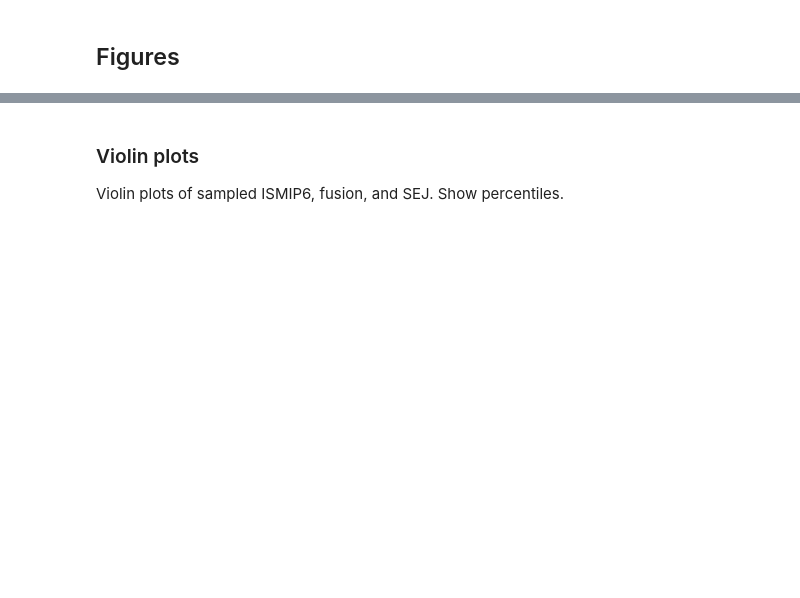
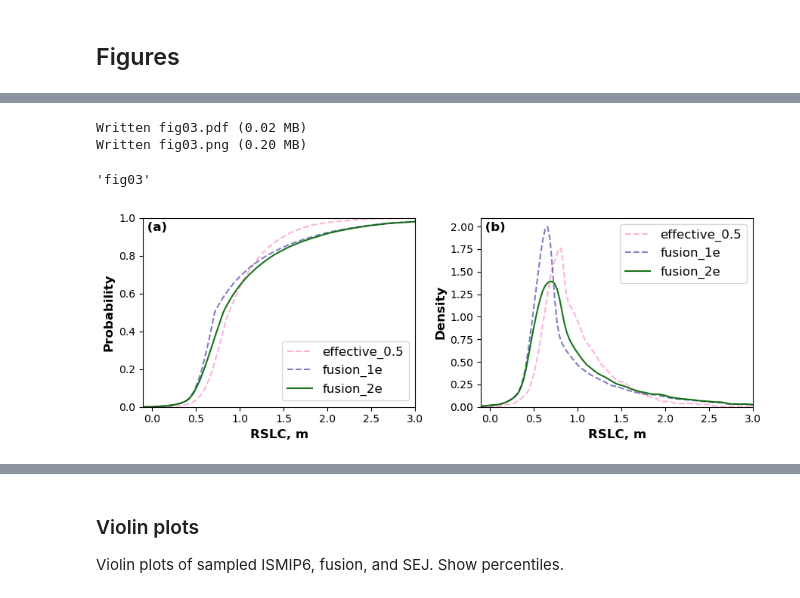
Before and after one commit to grandey/d23a-fusion, a Jupyter notebook: fusion_analysis_d23a.ipynb, the cells around one changed output, grey strips where cells are left out. Drawn from its saved outputs; the diff is of its cells as text; code cells hidden in the pictures; blank space fills up the shorter version.

```diff
--- a/fusion_analysis_d23a.ipynb
+++ b/fusion_analysis_d23a.ipynb
@@ -195,0 +36,12 @@ Written fig01.png (0.33 MB)
+# %%
+# SSP5 year-2100 effective_0.5, fusion_1e, fusion_2e
+fig, axs = d23a.fig_qfs_marginals(workflows_r=(('fusion_2e',),),
+                                  bg_workflows_r=(('effective_0.5', 'fusion_1e'),),
+                                  pbox_r=(False,),
+                                  rate=False, scenario='ssp585', year=2100, gauge='TANJONG_PAGAR', xlim=(-0.1, 3.))
+d23a.name_save_fig(fig)
+# %% [output]
+Written fig03.pdf (0.02 MB)
+Written fig03.png (0.20 MB)
+'fig03'
+[figure, added]
```
Also changed, not shown: parts of 22 cells of this notebook, 4 other files.
